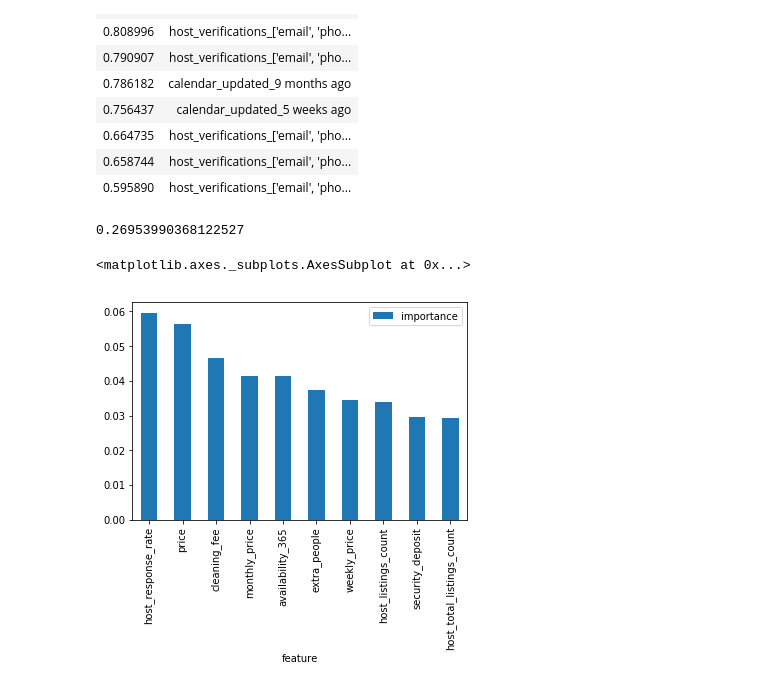
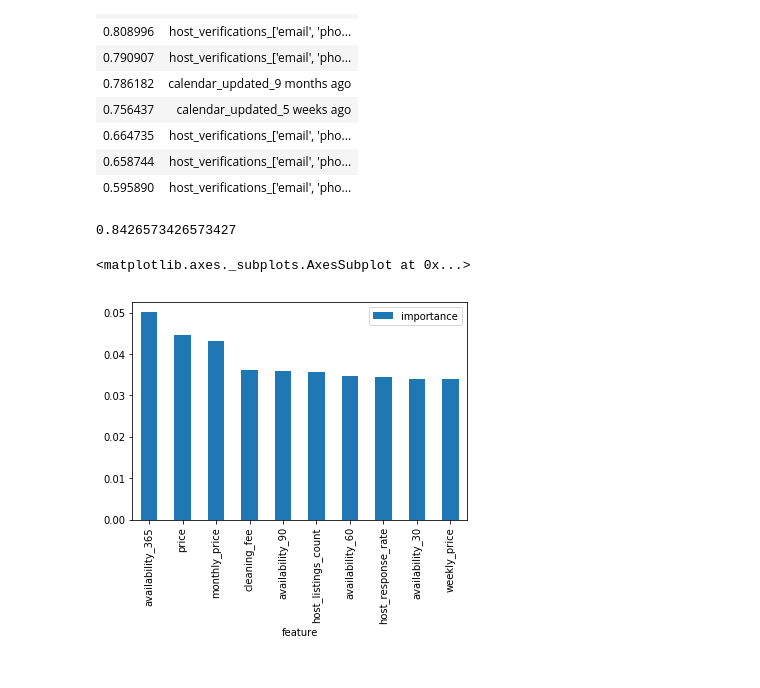
Before and after one commit to dkyol/Data-Scientist, a Jupyter notebook: AirBnb Analysis/SuperHost_Seattle.ipynb, the cells around one changed output. Saved outputs shown, nothing was run; the diff lists cells and outputs as text; code cells hidden in the pictures.

Commit message:
Changed feature model

```diff
--- a/AirBnb Analysis/SuperHost_Seattle.ipynb
+++ b/AirBnb Analysis/SuperHost_Seattle.ipynb
@@ -710,17 +710,17 @@ HTML(features.to_html(index=False))
 | 0.658744 | host_verifications_['email', 'pho... |
 | 0.595890 | host_verifications_['email', 'pho... |
 # %%
-from sklearn.ensemble import RandomForestRegressor
+from sklearn.ensemble import RandomForestClassifier
 
-model_forest = RandomForestRegressor(max_depth=20, random_state=0)
+model_forest = RandomForestClassifier(max_depth=20, random_state=0)
 model_forest.fit(X_train, y_train)
 
 print(model_forest.score(X_test, y_test))
 
 model_forest_importances = model_forest.feature_importances_
 model_forest_result = pd.DataFrame({'feature': X_train.columns, 'importance': model_forest_importances})
 model_forest_result.sort_values(by='importance',ascending=False)[:10].plot(x='feature', y='importance', kind='bar')
 # %% [output]
-0.26953990368122527
+0.8426573426573427
 <matplotlib.axes._subplots.AxesSubplot at 0x...>
-[figure, old version]
+[figure, new version]
```
